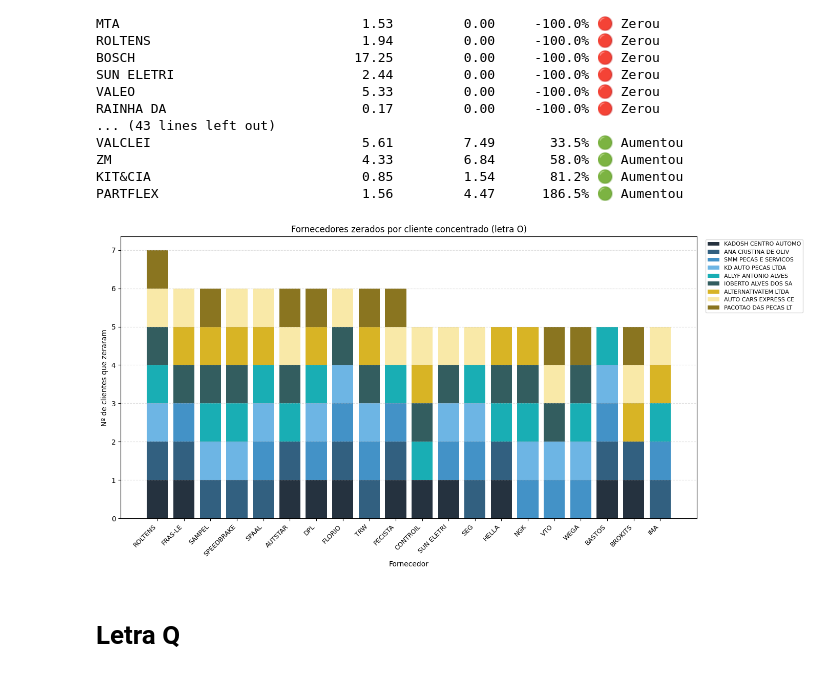
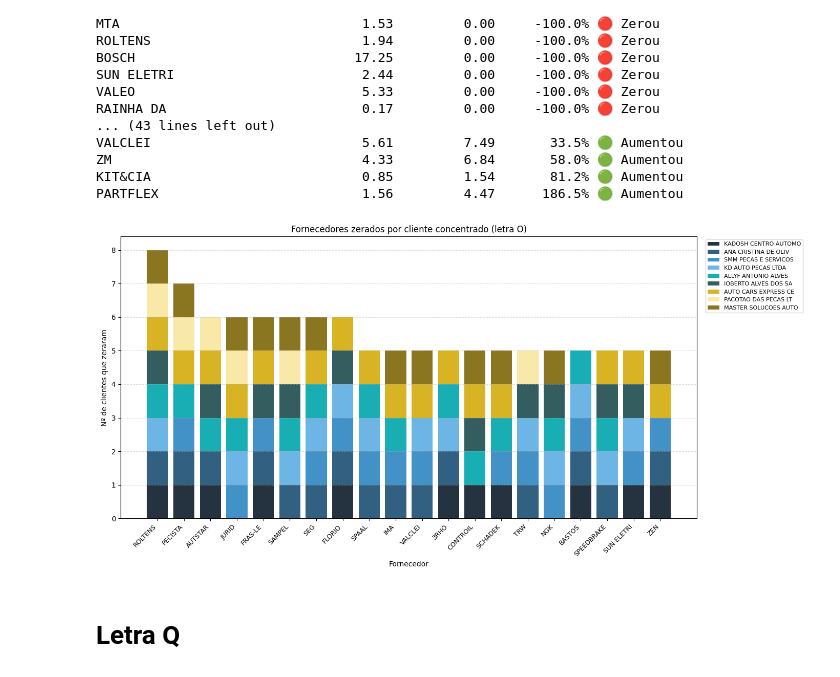
Before and after one commit to Pecista-priscila/vendas-gyn, a Jupyter notebook: atencao.ipynb, the cells around one changed output. Saved outputs shown, nothing was run; the diff lists cells and outputs as text; code cells hidden in the pictures.

```diff
--- a/atencao.ipynb
+++ b/atencao.ipynb
@@ -114,7 +114,7 @@ Registros encontrados no cli_forn: 578
 # %%
 # Para cada cliente, calcula média e desvio padrão das quedas por fornecedor
 resumo = []
-for codcli, grupo in cf_80.groupby('codcli'):
+for codcli, grupo in cf_80_O.groupby('codcli'):
     nome = grupo['nome'].iloc[0]
 
     # Só fornecedores que tinham venda antes
@@ -163,7 +163,7 @@ codcli                                  Cliente  N fornecedores  Queda média %
 # Deixa None para ver todos
 FILTRO_CODCLI = '27408'
 
-for codcli, grupo in cf_80.groupby('codcli'):
+for codcli, grupo in cf_80_O.groupby('codcli'):
     if FILTRO_CODCLI and str(codcli) != str(FILTRO_CODCLI):
         continue
     nome = grupo['nome'].iloc[0]
@@ -211,7 +211,7 @@ with pd.ExcelWriter('analise_clientes_80_O.xlsx') as writer:
     df_resumo.to_excel(writer, sheet_name='Resumo', index=False)
 
     # Uma aba por cliente
-    for codcli, grupo in cf_80.groupby('codcli'):
+    for codcli, grupo in cf_80_O.groupby('codcli'):
         nome = grupo['nome'].iloc[0][:25]  # max 25 chars no nome da aba
         sub = grupo[grupo['a_vl_d'] > 0].copy()
         sub = sub.sort_values('Δ vl_pct')
@@ -224,12 +224,12 @@ with pd.ExcelWriter('analise_clientes_80_O.xlsx') as writer:
 # %%
 from collections import Counter
 
-clientes_concentrados = df_resumo[df_resumo['Tipo'] == 'Concentrada']['codcli'].astype(str).tolist()
+clientes_concentrados_O = df_resumo[df_resumo['Tipo'] == 'Concentrada']['codcli'].astype(str).tolist()
 
 # Para cada cliente concentrado, pega os fornecedores que zeraram
 fornecedores_zerados = {}
-for cod in clientes_concentrados:
-    sub = cf_80[cf_80['codcli'].astype(str) == cod].copy()
+for cod in clientes_concentrados_O:
+    sub = cf_80_O[cf_80_O['codcli'].astype(str) == cod].copy()
     zerados = sub[sub['d_vl_d'] == 0]['fantasia'].tolist()
     fornecedores_zerados[cod] = set(zerados)
 
@@ -238,51 +238,50 @@ todos_zerados = [f for zerados in fornecedores_zerados.values() for f in zerados
 contagem = Counter(todos_zerados)
 
 # Só os que aparecem em mais de 1 cliente
-em_comum = {k: v for k, v in contagem.items() if v > 1}
-df_comum = pd.DataFrame(em_comum.items(), columns=['Fornecedor', 'Qtd Clientes']).sort_values('Qtd Clientes', ascending=False)
+em_comum_O = {k: v for k, v in contagem.items() if v > 1}
+df_comum_O = pd.DataFrame(em_comum_O.items(), columns=['Fornecedor', 'Qtd Clientes']).sort_values('Qtd Clientes', ascending=False)
 # %%
 import matplotlib.pyplot as plt
 import numpy as np
 
-top_forn = df_comum.head(20)['Fornecedor'].tolist()
+top_forn = df_comum_O.head(20)['Fornecedor'].tolist()
 
 # Azuis e amarelos bem distintos
 cores_lista = [
     '#0d1b2a',  # azul quase preto
     '#1b4f72',  # azul escuro
     '#2e86c1',  # azul médio
     '#5dade2',  # azul claro
     '#00a5ac',  # amarelo forte
     "#1d4b4d",  # amarelo alaranjado
     '#d4ac0d',  # amarelo dourado
     '#f9e79f',  # amarelo bem claro
     '#7d6608',  # amarelo escuro
 ]
-cores_clientes = {cod: cor for cod, cor in zip(clientes_concentrados, cores_lista)}
+cores_clientes = {cod: cor for cod, cor in zip(clientes_concentrados_O, cores_lista)}
 
 fig, ax = plt.subplots(figsize=(14, 7))
 bottom = np.zeros(len(top_forn))
-for cod in clientes_concentrados:
-    sub = cf_80[cf_80['codcli'].astype(str) == cod]
+for cod in clientes_concentrados_O:
+    sub = cf_80_O[cf_80_O['codcli'].astype(str) == cod]
     nome = sub['nome'].iloc[0][:20]
     zerados = sub[sub['d_vl_d'] == 0]['fantasia'].tolist()
     valores = [1 if f in zerados else 0 for f in top_forn]
 
     ax.bar(top_forn, valores, bottom=bottom,
            color=cores_clientes[cod], label=nome, alpha=0.9)
     bottom += np.array(valores)
 
 ax.set_xlabel("Fornecedor")
 ax.set_ylabel("Nº de clientes que zeraram")
 ax.set_title("Fornecedores zerados por cliente concentrado (letra O)", fontsize=12)
 ax.set_xticklabels(top_forn, rotation=45, ha='right', fontsize=9)
 ax.legend(bbox_to_anchor=(1.01, 1), loc='upper left', fontsize=8)
 ax.grid(axis='y', linestyle='--', alpha=0.4)
 plt.tight_layout()
-plt.savefig('barras_fornecedores_clientes.png', dpi=150, bbox_inches='tight')
 plt.show()
 # %% [output]
-[figure, old version]
+[figure, new version]
 # %% [markdown]
 # Letra Q
 # %%
```
Also changed, not shown: parts of 32 cells of this notebook, 1 other file.
